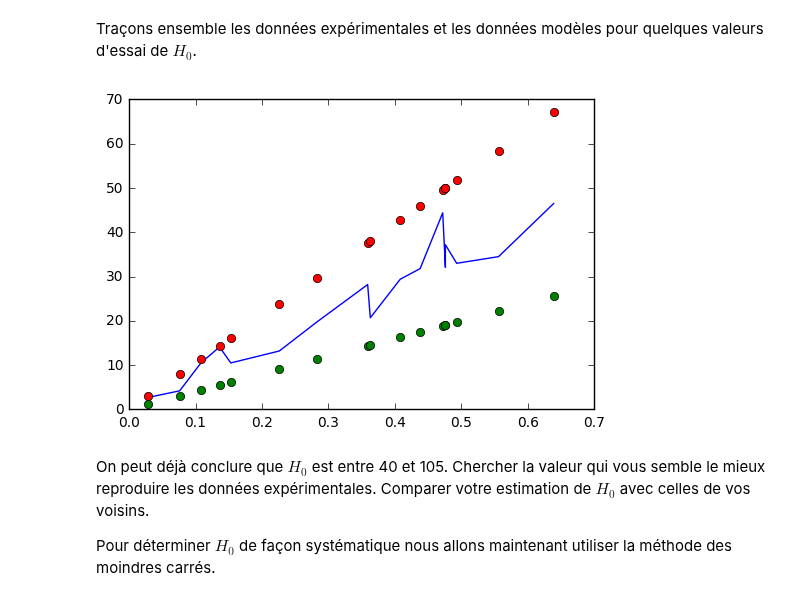
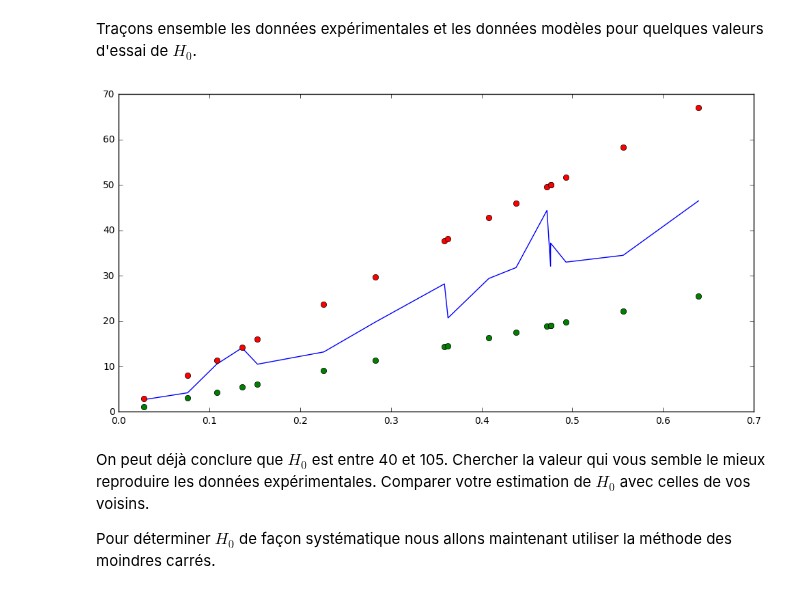
Before and after one commit to SergeStinckwich/ARE-UPMC, a Jupyter notebook: ARE-DYNAMIC/fiche4.ipynb, the cells around one changed output. Drawn from its saved outputs; the diff is of its cells as text; code cells hidden in the pictures.

```diff
--- a/ARE-DYNAMIC/fiche4.ipynb
+++ b/ARE-DYNAMIC/fiche4.ipynb
@@ -67,12 +69,13 @@ array([  1.12,   3.04,   4.32,   5.44,   6.12,   9.04,  11.32,  14.36,
 # %% [markdown]
 Traçons ensemble les données expérimentales et les données modèles pour quelques valeurs d'essai de $H_0$.
 # %%
+figure(figsize=(12,6), dpi=80)
 plot(d, v)
 plot(d, model(d, 40), 'go')
 plot(d, model(d, 105), 'ro')
 show()
 # %% [output]
-[figure, old version]
+[figure, new version]
 # %% [markdown]
 On peut déjà conclure que $H_0$ est entre 40 et 105. Chercher la valeur qui vous semble le mieux reproduire les données expérimentales. Comparer votre estimation de $H_0$ avec celles de vos voisins.
 
```
Also changed, not shown: parts of 2 cells of this notebook.
